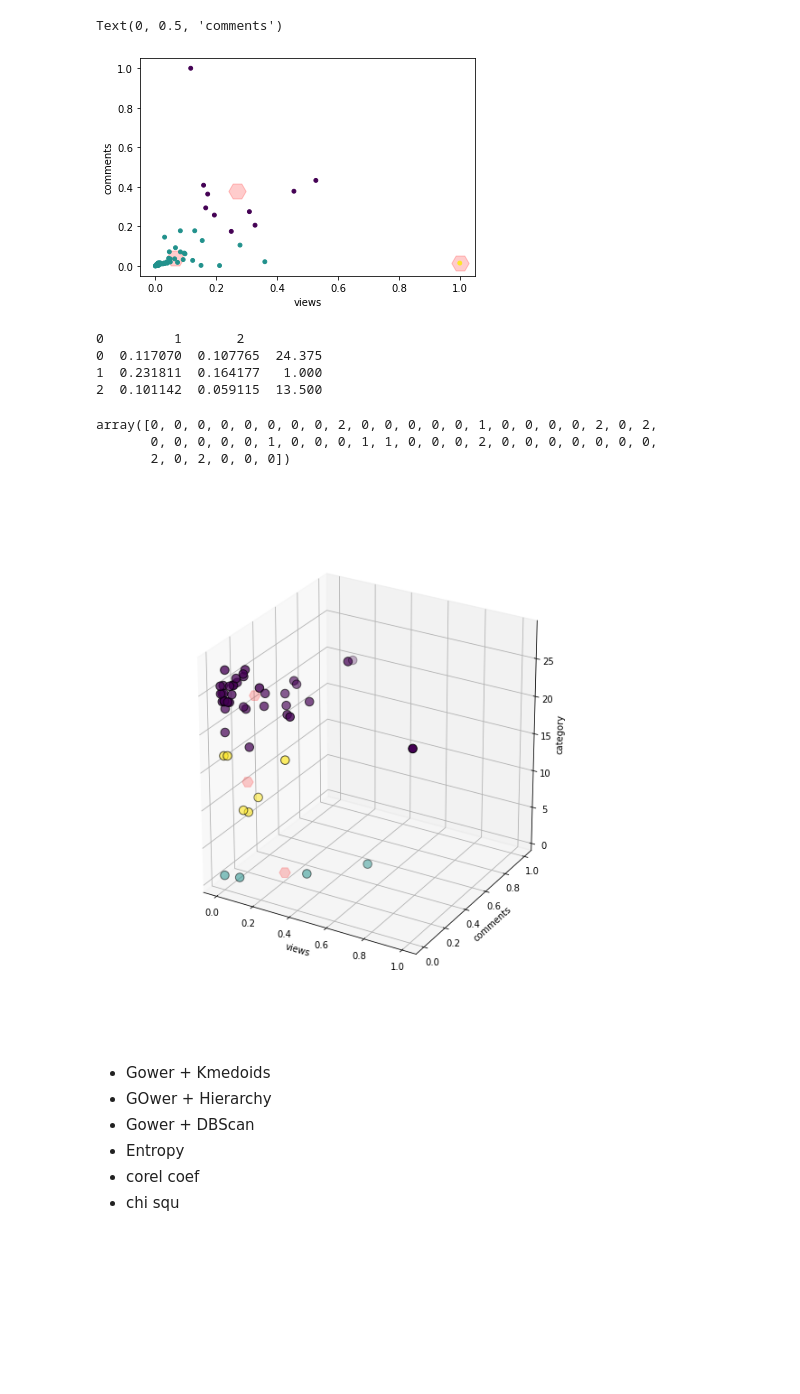
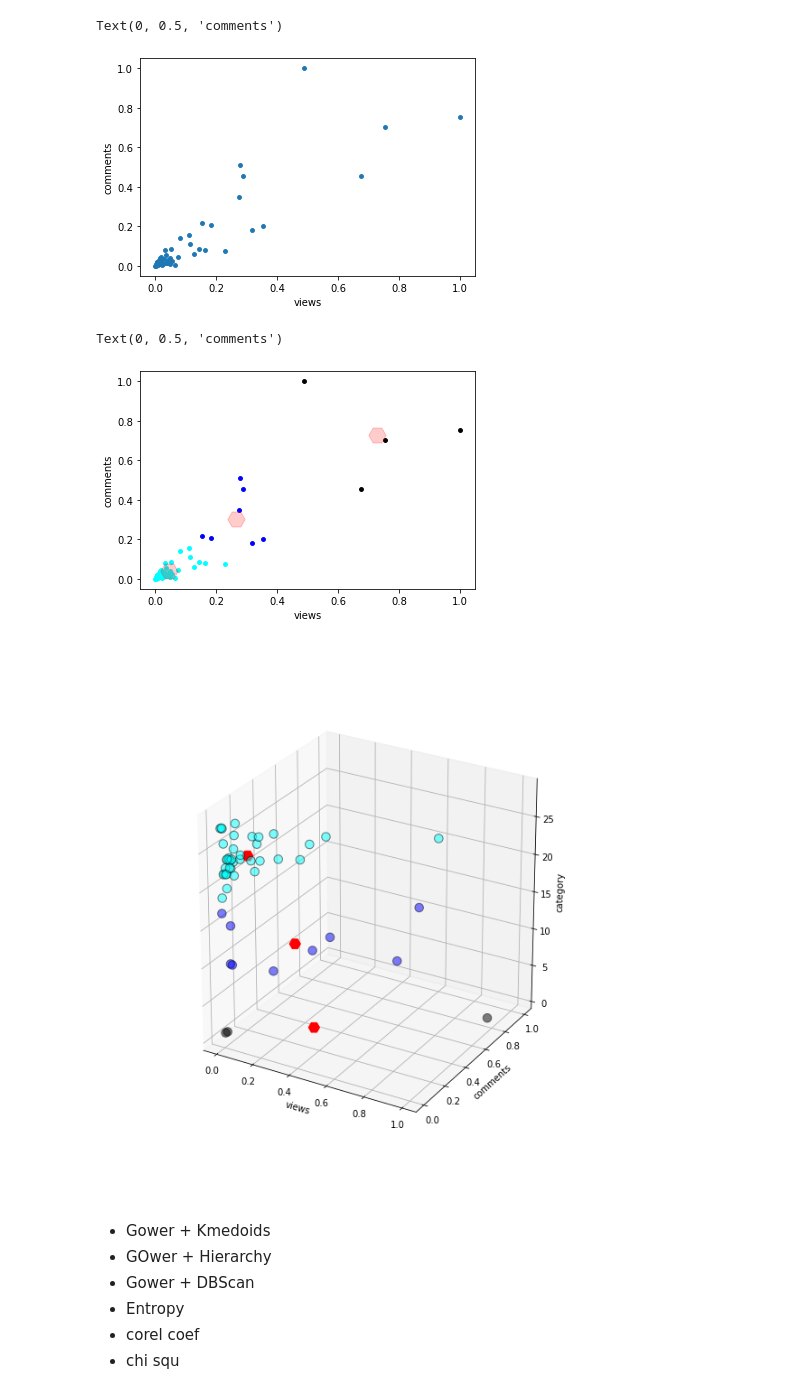
Before and after one commit to carlodizon03/Data-Science, a Jupyter notebook: HW4.ipynb, the cells around one changed output. Saved outputs shown, nothing was run; the diff lists cells and outputs as text; code cells hidden in the pictures; blank space fills up the shorter version.

Commit message:
Clustering fixed, HW4 using PyClustering added

```diff
--- a/HW4.ipynb
+++ b/HW4.ipynb
@@ -89,2 +89,11 @@ tags entropy =  0.9999999999999999
+# %%
+df = pd.DataFrame(new_df, columns = ['views','comment_count'])
+df = df.iloc[:,[0,1]].values
+plt.scatter(df[:,0], df[:,1],s=15)
+plt.xlabel("views")
+plt.ylabel("comments")
+# %% [output]
+Text(0, 0.5, 'comments')
+[figure, added]
 # %%
 df = pd.DataFrame(new_df, columns = ['views','comment_count'])
@@ -93,39 +104,35 @@ centroids = pd.DataFrame(kmeans.cluster_centers_)
-# %%
-plt.scatter(centroids.iloc[:,0], centroids.iloc[:,1],c = 'red' ,s = 300,marker='H',edgecolors = 'face',alpha = .2)
-plt.scatter(df.iloc[:,0], df.iloc[:,1],s=15,c = kmeans.labels_.astype(np.float)*5)
-plt.xlabel("views")
-plt.ylabel("comments")
-# %% [output]
-Text(0, 0.5, 'comments')
-[figure, removed]
+# %%
+plt.scatter(df[np.where(y_kmeans == 0) ,0], df[np.where(y_kmeans == 0) ,1],s=15,c = 'cyan')
+plt.scatter(df[np.where(y_kmeans == 1) ,0], df[np.where(y_kmeans == 1) ,1],s=15,c = 'black')
+plt.scatter(df[np.where(y_kmeans == 2) ,0], df[np.where(y_kmeans == 2) ,1],s=15,c = 'blue')
+plt.scatter(centroids.iloc[:,0], centroids.iloc[:,1],c = 'red' ,s = 300,marker='H',edgecolors = 'face',alpha = .2)
+plt.xlabel("views")
+plt.ylabel("comments")
+# %% [output]
+Text(0, 0.5, 'comments')
+[figure, added]
 # %%
 df = pd.DataFrame(new_df, columns = ['views','comment_count','category_id'])
-kmeans = KMeans(n_clusters=3).fit(df)
-labels = kmeans.labels_
+df = df.iloc[:,[0,1,2]].values
+kmeans3 = KMeans(n_clusters=3)
+y_kmeans = kmeans3.fit_predict(df)
+centroids = pd.DataFrame(kmeans3.cluster_centers_)
-# %%
-centroids = pd.DataFrame(kmeans.cluster_centers_)
-print(centroids)
-# %% [output]
-0         1       2
-0  0.117070  0.107765  24.375
-1  0.231811  0.164177   1.000
-2  0.101142  0.059115  13.500
-# %%
-labels
-# %% [output]
-array([0, 0, 0, 0, 0, 0, 0, 0, 2, 0, 0, 0, 0, 0, 1, 0, 0, 0, 0, 2, 0, 2,
-       0, 0, 0, 0, 0, 1, 0, 0, 0, 1, 1, 0, 0, 0, 2, 0, 0, 0, 0, 0, 0, 0,
-       2, 0, 2, 0, 0, 0])
 # %%
 from mpl_toolkits.mplot3d import Axes3D
 fig = plt.figure(1, figsize=(1, 3))
 ax = Axes3D(fig, rect=[0, 0, 8, 2.8],elev=25)
-ax.scatter(df.iloc[:, 0], df.iloc[:, 1], df.iloc[:, 2],s = 90, c = labels.astype(np.float)*5,edgecolor='k')
-ax.scatter(centroids.iloc[:,0],centroids.iloc[:,1],centroids.iloc[:,2],c = 'red' ,s = 150,marker='H',edgecolors = 'face',alpha = .2)
+
+
+ax.scatter(df[np.where(y_kmeans == 0) ,0], df[np.where(y_kmeans == 0) ,1], df[np.where(y_kmeans == 0) ,2],s=90,c = 'cyan',edgecolor='k',alpha =.5)
+ax.scatter(df[np.where(y_kmeans == 1) ,0], df[np.where(y_kmeans == 1) ,1], df[np.where(y_kmeans == 1) ,2],s=90,c = 'black',edgecolor='k',alpha =.5)
+ax.scatter(df[np.where(y_kmeans == 2) ,0], df[np.where(y_kmeans == 2) ,1], df[np.where(y_kmeans == 2) ,2],s=90,c = 'blue',edgecolor='k',alpha =.5)
+ax.scatter(centroids.iloc[:,0],centroids.iloc[:,1],centroids.iloc[:,2],c = 'red' ,s = 150,marker='H',edgecolors = 'face',alpha = 1)
+
+
 ax.set_xlabel('views')
 ax.set_ylabel('comments')
 ax.set_zlabel('category')
 ax.set_title("")
 ax.dist = 12
 # %% [output]
-[figure, old version]
+[figure, new version]
```
Also changed, not shown: parts of 6 cells of this notebook, 1 other file.
